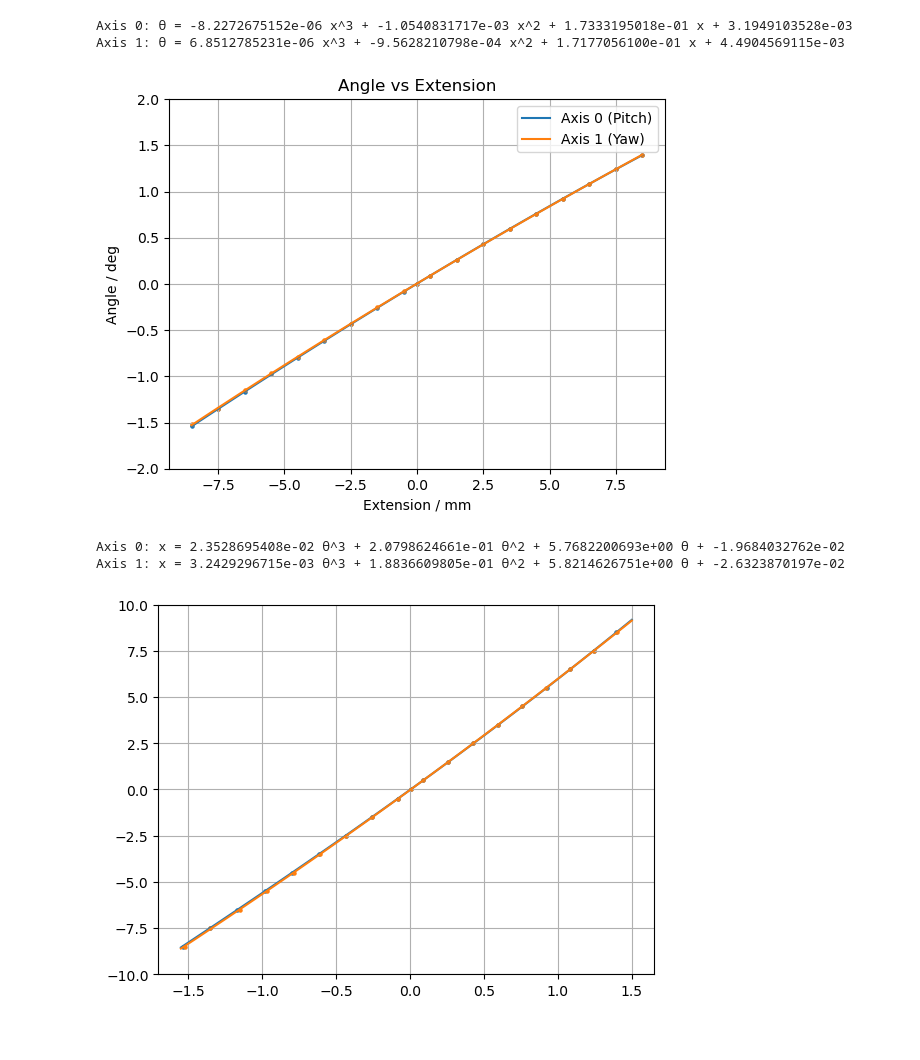
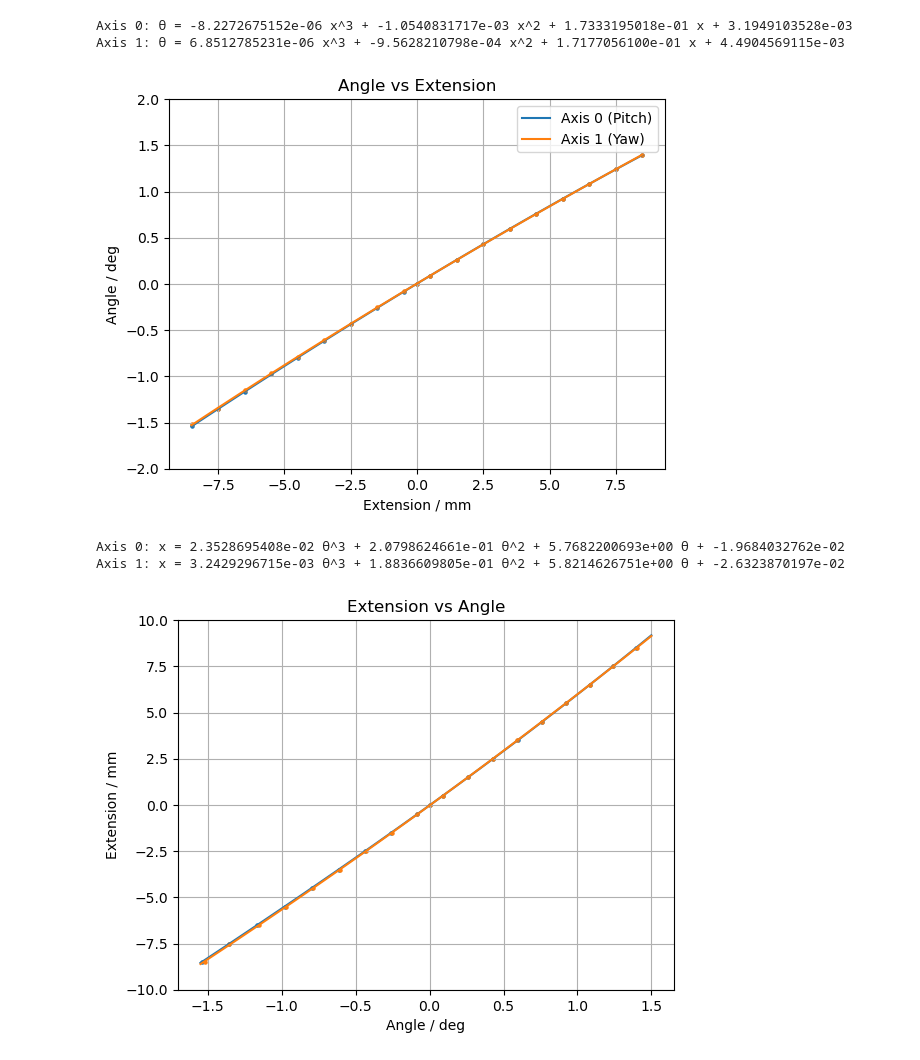
Before and after one commit to ryanlleung/TFABArrayTargetry, a Jupyter notebook: gonio_measurements.ipynb, the cells around one changed output. Saved outputs shown, nothing was run; the diff lists cells and outputs as text; code cells hidden in the pictures.

```diff
--- a/gonio_measurements.ipynb
+++ b/gonio_measurements.ipynb
@@ -42,31 +42,34 @@ plt.grid()
 plt.legend()
 plt.show()
 
 # Fit an inverse polynomial to the data
 a0_inv_poly = np.polyfit(a0_angles, a0_dists, 3)
 a1_inv_poly = np.polyfit(a1_angles, a1_dists, 3)
 
 # Plot the inverse polynomial
 a0_inv_poly_x = np.linspace(-1.55, 1.5, 100)
 a0_inv_poly_y = np.polyval(a0_inv_poly, a0_inv_poly_x)
 a1_inv_poly_x = np.linspace(-1.55, 1.5, 100)
 a1_inv_poly_y = np.polyval(a1_inv_poly, a1_inv_poly_x)
 
 # Print the inverse polynomial
 print(f'Axis 0: x = {a0_inv_poly[0]:.10e} θ^3 + {a0_inv_poly[1]:.10e} θ^2 + {a0_inv_poly[2]:.10e} θ + {a0_inv_poly[3]:.10e}')
 print(f'Axis 1: x = {a1_inv_poly[0]:.10e} θ^3 + {a1_inv_poly[1]:.10e} θ^2 + {a1_inv_poly[2]:.10e} θ + {a1_inv_poly[3]:.10e}')
 
+plt.title('Extension vs Angle')
 plt.scatter(a0_angles, a0_dists, s=5)
 plt.scatter(a1_angles, a1_dists, s=5)
 plt.plot(a0_inv_poly_x, a0_inv_poly_y, color='C0')
 plt.plot(a1_inv_poly_x, a1_inv_poly_y, color='C1')
+plt.xlabel('Angle / deg')
+plt.ylabel('Extension / mm')
 plt.ylim(-10, 10)
 plt.grid()
 plt.show()
 # %% [output]
 Axis 0: θ = -8.2272675152e-06 x^3 + -1.0540831717e-03 x^2 + 1.7333195018e-01 x + 3.1949103528e-03
 Axis 1: θ = 6.8512785231e-06 x^3 + -9.5628210798e-04 x^2 + 1.7177056100e-01 x + 4.4904569115e-03
 [figure]
 Axis 0: x = 2.3528695408e-02 θ^3 + 2.0798624661e-01 θ^2 + 5.7682200693e+00 θ + -1.9684032762e-02
 Axis 1: x = 3.2429296715e-03 θ^3 + 1.8836609805e-01 θ^2 + 5.8214626751e+00 θ + -2.6323870197e-02
-[figure, old version]
+[figure, new version]
```
Also changed, not shown: 3 other files.
